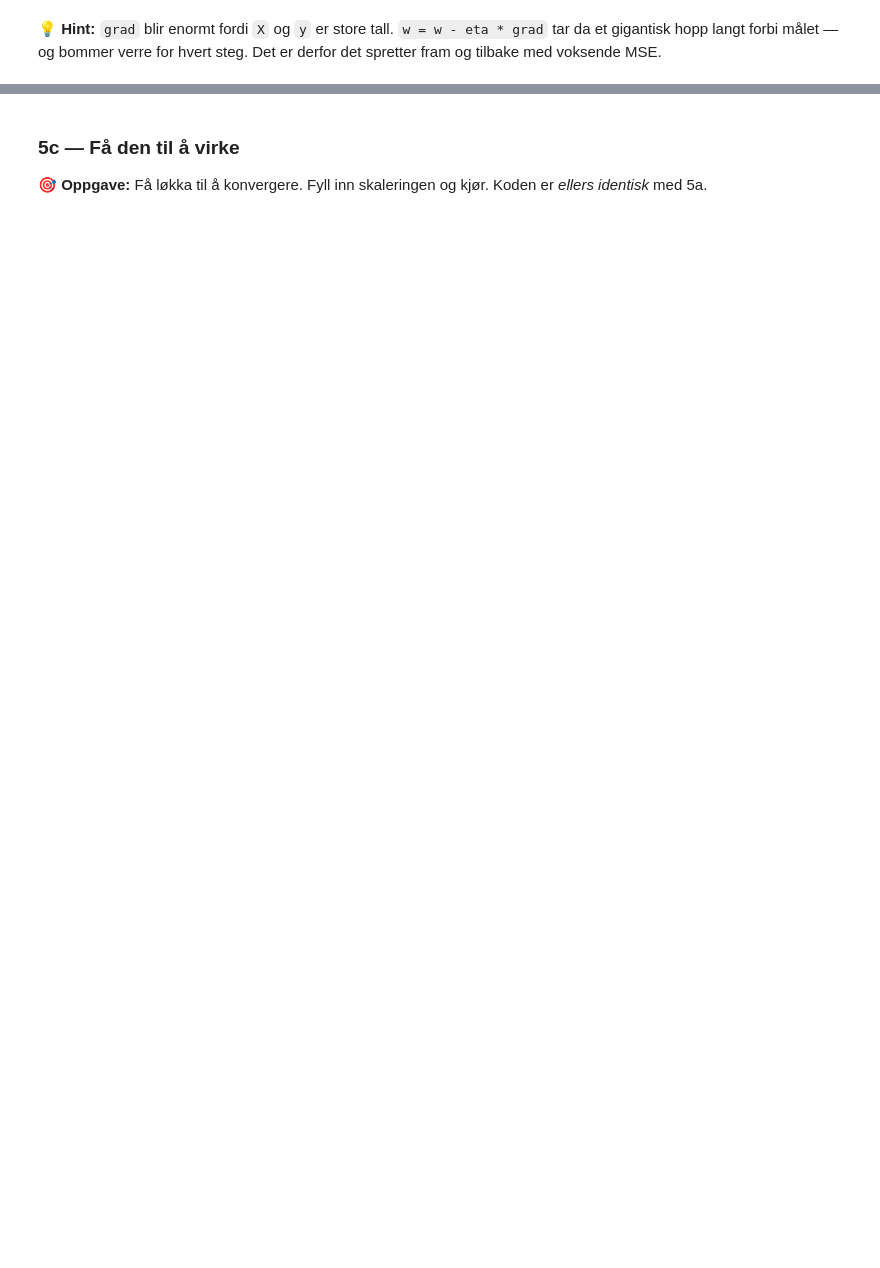
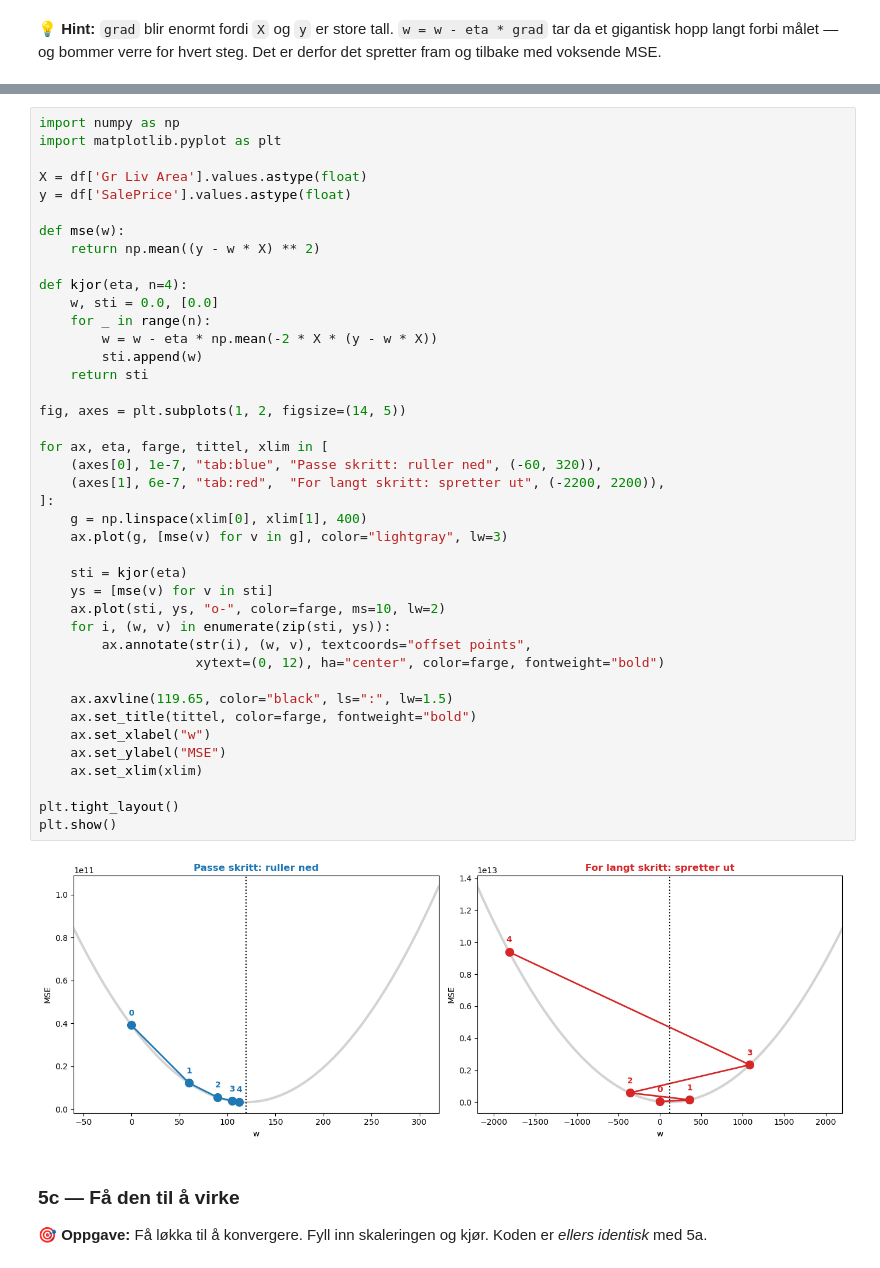
Before and after one commit to idatomine/wai-programmingbasics, a Jupyter notebook: opplaering_oppgaver.ipynb, the cells around one changed output, grey strips where cells are left out. Saved outputs shown, nothing was run; the diff lists cells and outputs as text; blank space fills up the shorter version.

```diff
--- a/opplaering_oppgaver.ipynb
+++ b/opplaering_oppgaver.ipynb
@@ -352,3 +437,46 @@ print("y max:", y.max())
+# %%
+import numpy as np
+import matplotlib.pyplot as plt
+
+X = df['Gr Liv Area'].values.astype(float)
+y = df['SalePrice'].values.astype(float)
+
+def mse(w):
+    return np.mean((y - w * X) ** 2)
+
+def kjor(eta, n=4):
+    w, sti = 0.0, [0.0]
+    for _ in range(n):
+        w = w - eta * np.mean(-2 * X * (y - w * X))
+        sti.append(w)
+    return sti
+
+fig, axes = plt.subplots(1, 2, figsize=(14, 5))
+
+for ax, eta, farge, tittel, xlim in [
+    (axes[0], 1e-7, "tab:blue", "Passe skritt: ruller ned", (-60, 320)),
+    (axes[1], 6e-7, "tab:red",  "For langt skritt: spretter ut", (-2200, 2200)),
+]:
+    g = np.linspace(xlim[0], xlim[1], 400)
+    ax.plot(g, [mse(v) for v in g], color="lightgray", lw=3)
+
+    sti = kjor(eta)
+    ys = [mse(v) for v in sti]
+    ax.plot(sti, ys, "o-", color=farge, ms=10, lw=2)
+    for i, (w, v) in enumerate(zip(sti, ys)):
+        ax.annotate(str(i), (w, v), textcoords="offset points",
+                    xytext=(0, 12), ha="center", color=farge, fontweight="bold")
+
+    ax.axvline(119.65, color="black", ls=":", lw=1.5)
+    ax.set_title(tittel, color=farge, fontweight="bold")
+    ax.set_xlabel("w")
+    ax.set_ylabel("MSE")
+    ax.set_xlim(xlim)
+
+plt.tight_layout()
+plt.show()
+# %% [output]
+[figure, added]
 # %% [markdown]
 ### 5c — Få den til å virke
 🎯 **Oppgave:** Få løkka til å konvergere. Fyll inn skaleringen og kjør. Koden er *ellers identisk* med 5a.
```
Also changed, not shown: parts of 32 cells of this notebook, 1 other file.
